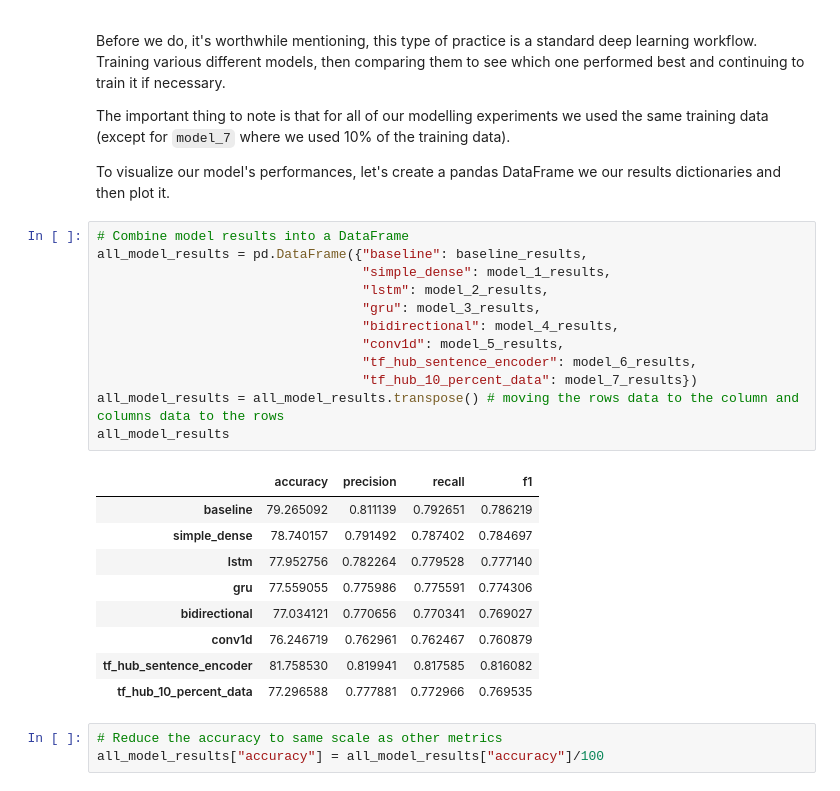
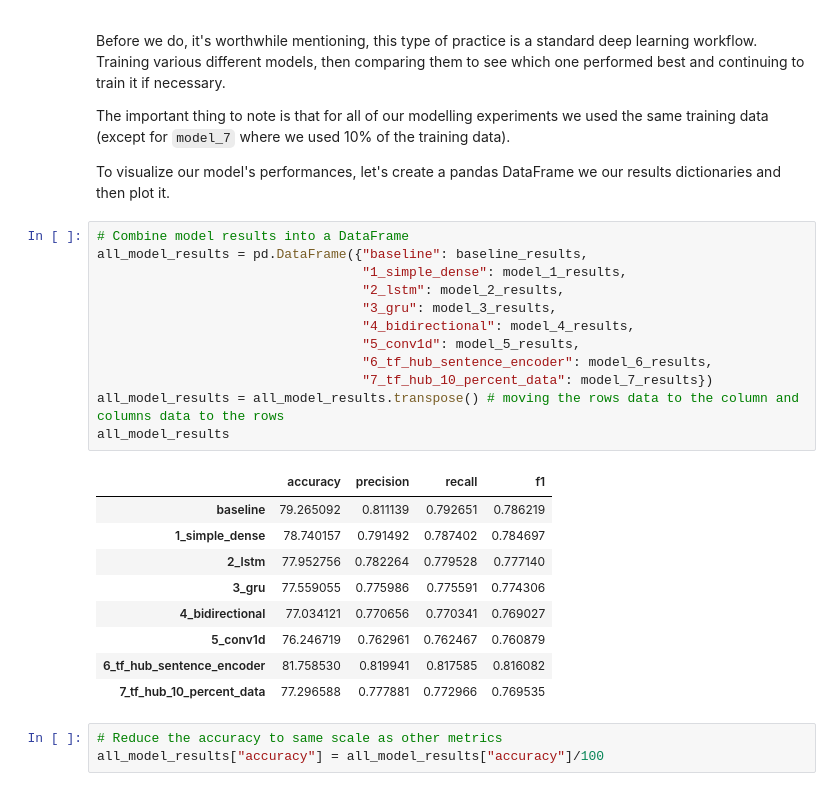
Before and after one commit to Nikitaion/TensorFlowLearning, a Jupyter notebook: 08_introduction_to_nlp_in_tensorflow.ipynb, the cells around one changed output. Saved outputs shown, nothing was run; the diff lists cells and outputs as text.

```diff
--- a/08_introduction_to_nlp_in_tensorflow.ipynb
+++ b/08_introduction_to_nlp_in_tensorflow.ipynb
@@ -1845,25 +1845,25 @@ To visualize our model's performances, let's create a pandas DataFrame we our re
 # %%
 # Combine model results into a DataFrame
 all_model_results = pd.DataFrame({"baseline": baseline_results,
-                                  "simple_dense": model_1_results,
-                                  "lstm": model_2_results,
-                                  "gru": model_3_results,
-                                  "bidirectional": model_4_results,
-                                  "conv1d": model_5_results,
-                                  "tf_hub_sentence_encoder": model_6_results,
-                                  "tf_hub_10_percent_data": model_7_results})
+                                  "1_simple_dense": model_1_results,
+                                  "2_lstm": model_2_results,
+                                  "3_gru": model_3_results,
+                                  "4_bidirectional": model_4_results,
+                                  "5_conv1d": model_5_results,
+                                  "6_tf_hub_sentence_encoder": model_6_results,
+                                  "7_tf_hub_10_percent_data": model_7_results})
 all_model_results = all_model_results.transpose() # moving the rows data to the column and columns data to the rows
 all_model_results
 # %% [output]
 |  | accuracy | precision | recall | f1 |
 | baseline | 79.265092 | 0.811139 | 0.792651 | 0.786219 |
-| simple_dense | 78.740157 | 0.791492 | 0.787402 | 0.784697 |
-| lstm | 77.952756 | 0.782264 | 0.779528 | 0.777140 |
-| gru | 77.559055 | 0.775986 | 0.775591 | 0.774306 |
-| bidirectional | 77.034121 | 0.770656 | 0.770341 | 0.769027 |
-| conv1d | 76.246719 | 0.762961 | 0.762467 | 0.760879 |
-| tf_hub_sentence_encoder | 81.758530 | 0.819941 | 0.817585 | 0.816082 |
-| tf_hub_10_percent_data | 77.296588 | 0.777881 | 0.772966 | 0.769535 |
+| 1_simple_dense | 78.740157 | 0.791492 | 0.787402 | 0.784697 |
+| 2_lstm | 77.952756 | 0.782264 | 0.779528 | 0.777140 |
+| 3_gru | 77.559055 | 0.775986 | 0.775591 | 0.774306 |
+| 4_bidirectional | 77.034121 | 0.770656 | 0.770341 | 0.769027 |
+| 5_conv1d | 76.246719 | 0.762961 | 0.762467 | 0.760879 |
+| 6_tf_hub_sentence_encoder | 81.758530 | 0.819941 | 0.817585 | 0.816082 |
+| 7_tf_hub_10_percent_data | 77.296588 | 0.777881 | 0.772966 | 0.769535 |
 # %%
 # Reduce the accuracy to same scale as other metrics
 all_model_results["accuracy"] = all_model_results["accuracy"]/100
```
Also changed, not shown: parts of 58 cells of this notebook.
